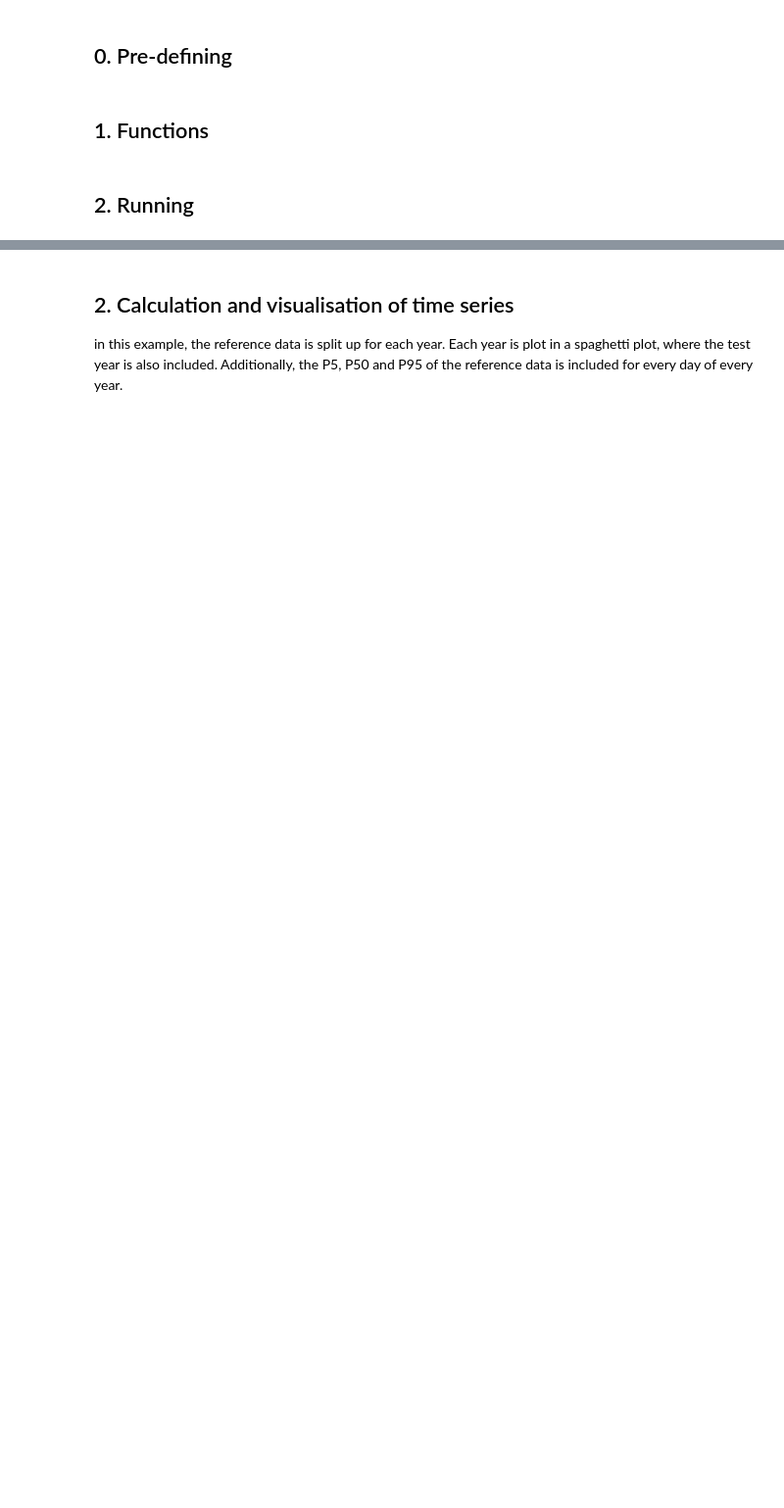
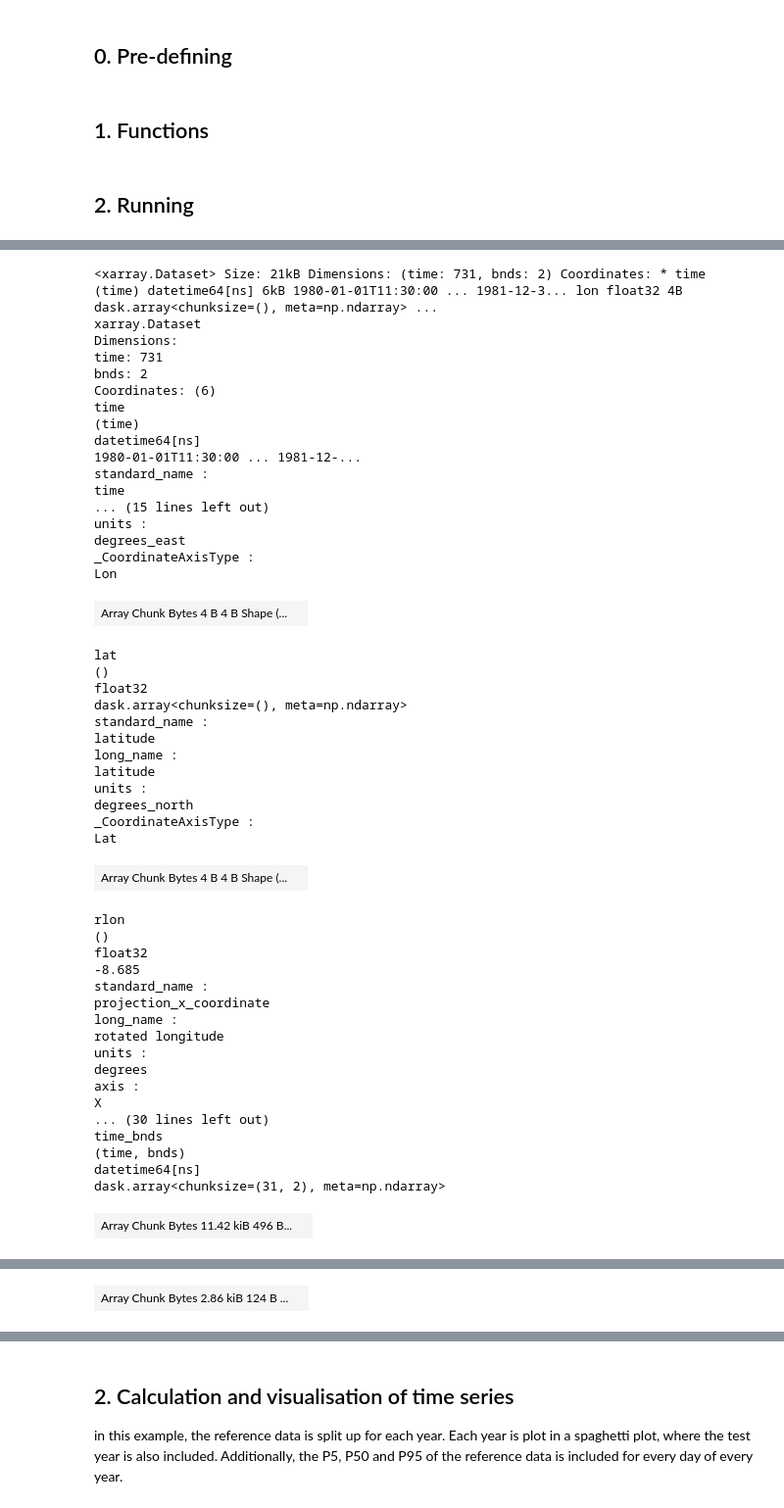
Before and after one commit to CORDEX-be2/ValEnsPy, a Jupyter notebook: evaluation_cclm/cclm_gcm_evaluation_EUR11.ipynb, the cells around one changed output, grey strips where cells are left out. Shown at 98% size. Drawn from its saved outputs; the diff is of its cells as text; code cells hidden in the pictures; blank space fills up the shorter version.

```diff
--- a/evaluation_cclm/cclm_gcm_evaluation_EUR11.ipynb
+++ b/evaluation_cclm/cclm_gcm_evaluation_EUR11.ipynb
@@ -76,0 +395,15 @@ da_eval = manager.load_data(model, [variable], period = [1980, 1982], freq="mont
+# %%
+from valenspy.preprocessing_tasks.select import select_region, select_point
+
+# Define the coordinates
+d_point_coords = {
+    'opwijk'    : (4.18, 50.97),
+    'betrix'    : (5.25, 49.854),
+    'north_sea' : (2.465, 51.63),
+    'channel'   : (-1.05, 50.14)
+}
+point_coord = d_point_coords['opwijk']
+
+#da_eval_grid = select_region(da_eval, region = "belgium")
+
+#da_eval_timeseries = time_series_spatial_mean(da_eval_grid)
@@ -76,0 +413,52 @@ da_eval = manager.load_data(model, [variable], period = [1980, 1982], freq="mont
+# %%
+da_point_eval
+# %% [output]
+<xarray.Dataset> Size: 21kB Dimensions: (time: 731, bnds: 2) Coordinates: * time (time) datetime64[ns] 6kB 1980-01-01T11:30:00 ... 1981-12-3... lon float32 4B dask.array<chunksize=(), meta=np.ndarray> ...
+xarray.Dataset
+Dimensions:
+time: 731
+bnds: 2
+Coordinates: (6)
+time
+(time)
+datetime64[ns]
+1980-01-01T11:30:00 ... 1981-12-...
+standard_name :
+time
+... (15 lines left out)
+units :
+degrees_east
+_CoordinateAxisType :
+Lon
+| Array Chunk Bytes 4 B 4 B Shape (... |  |
+lat
+()
+float32
+dask.array<chunksize=(), meta=np.ndarray>
+standard_name :
+latitude
+long_name :
+latitude
+units :
+degrees_north
+_CoordinateAxisType :
+Lat
+| Array Chunk Bytes 4 B 4 B Shape (... |  |
+rlon
+()
+float32
+-8.685
+standard_name :
+projection_x_coordinate
+long_name :
+rotated longitude
+units :
+degrees
+axis :
+X
+... (30 lines left out)
+time_bnds
+(time, bnds)
+datetime64[ns]
+dask.array<chunksize=(31, 2), meta=np.ndarray>
+| Array Chunk Bytes 11.42 kiB 496 B... |  |
@@ -76,0 +482 @@ da_eval = manager.load_data(model, [variable], period = [1980, 1982], freq="mont
+| Array Chunk Bytes 2.86 kiB 124 B ... |  |
```
Also changed, not shown: parts of 11 cells of this notebook.
